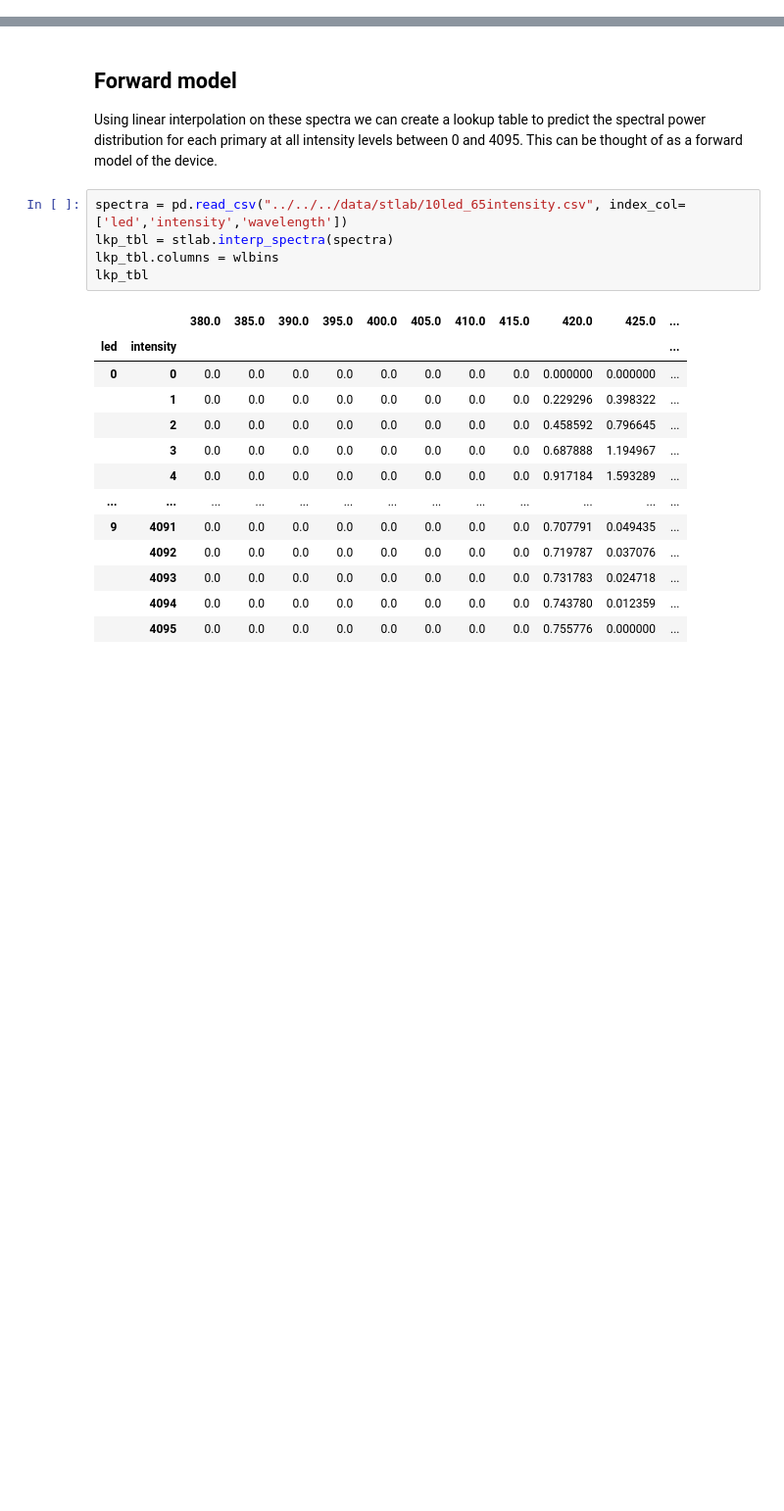
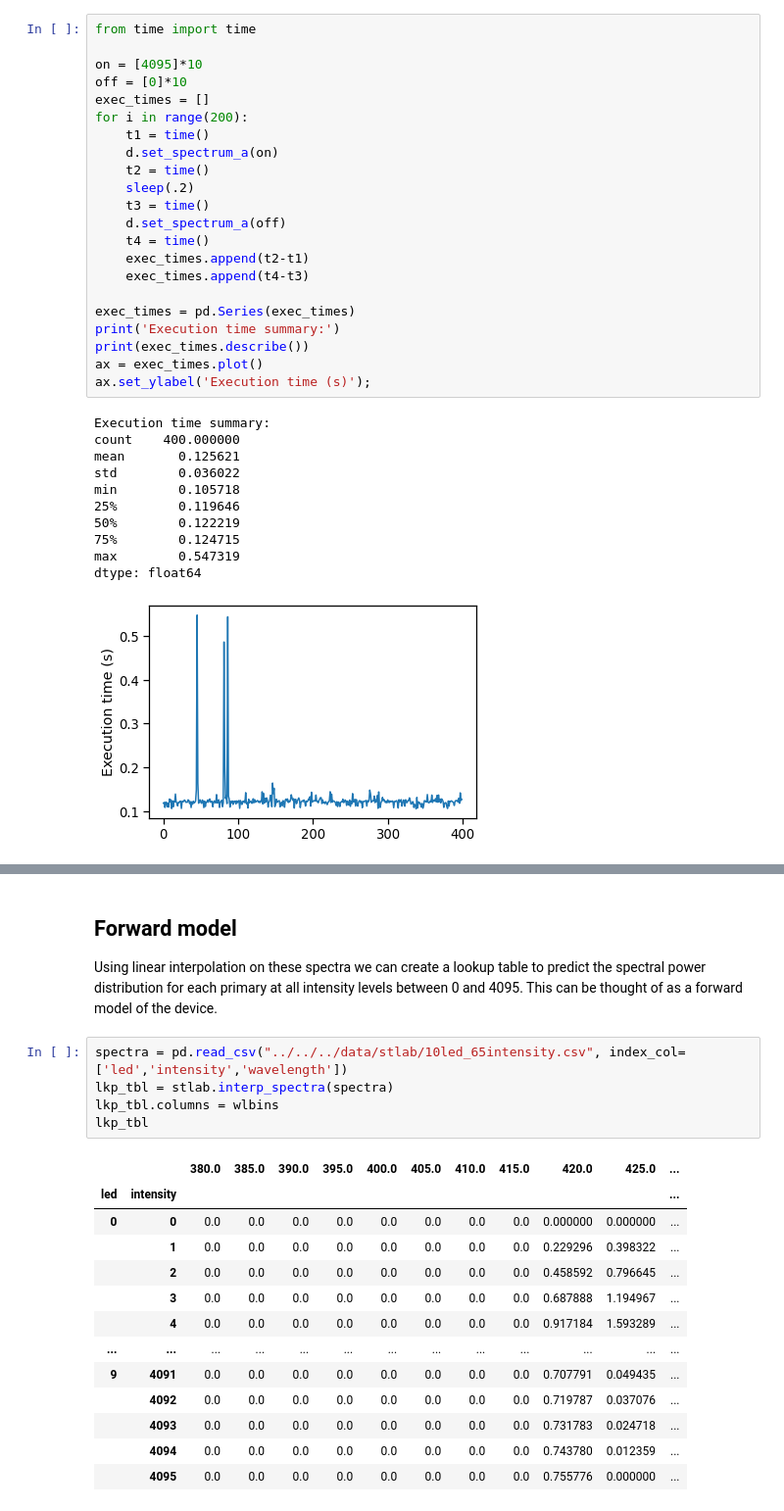
Before and after one commit to PyPlr/cvd_pupillometry, a Jupyter notebook: code/PyPlr/docs/stlab_and_sphere.ipynb, the cells around one changed output, grey strips where cells are left out. Shown at 98% size. Cells and saved outputs as stored; diff of their text form; blank space fills up the shorter version.

```diff
--- a/code/PyPlr/docs/stlab_and_sphere.ipynb
+++ b/code/PyPlr/docs/stlab_and_sphere.ipynb
@@ -161,0 +107,34 @@ fig = stlab.explore_spectra(spectra)
+# %%
+from time import time
+
+on = [4095]*10
+off = [0]*10
+exec_times = []
+for i in range(200):
+    t1 = time()
+    d.set_spectrum_a(on)
+    t2 = time()
+    sleep(.2)
+    t3 = time()
+    d.set_spectrum_a(off)
+    t4 = time()
+    exec_times.append(t2-t1)
+    exec_times.append(t4-t3)
+
+exec_times = pd.Series(exec_times)
+print('Execution time summary:')
+print(exec_times.describe())
+ax = exec_times.plot()
+ax.set_ylabel('Execution time (s)');
+# %% [output]
+Execution time summary:
+count    400.000000
+mean       0.125621
+std        0.036022
+min        0.105718
+25%        0.119646
+50%        0.122219
+75%        0.124715
+max        0.547319
+dtype: float64
+[figure, added]
```
Also changed, not shown: parts of 38 cells of this notebook, 8 other files.
